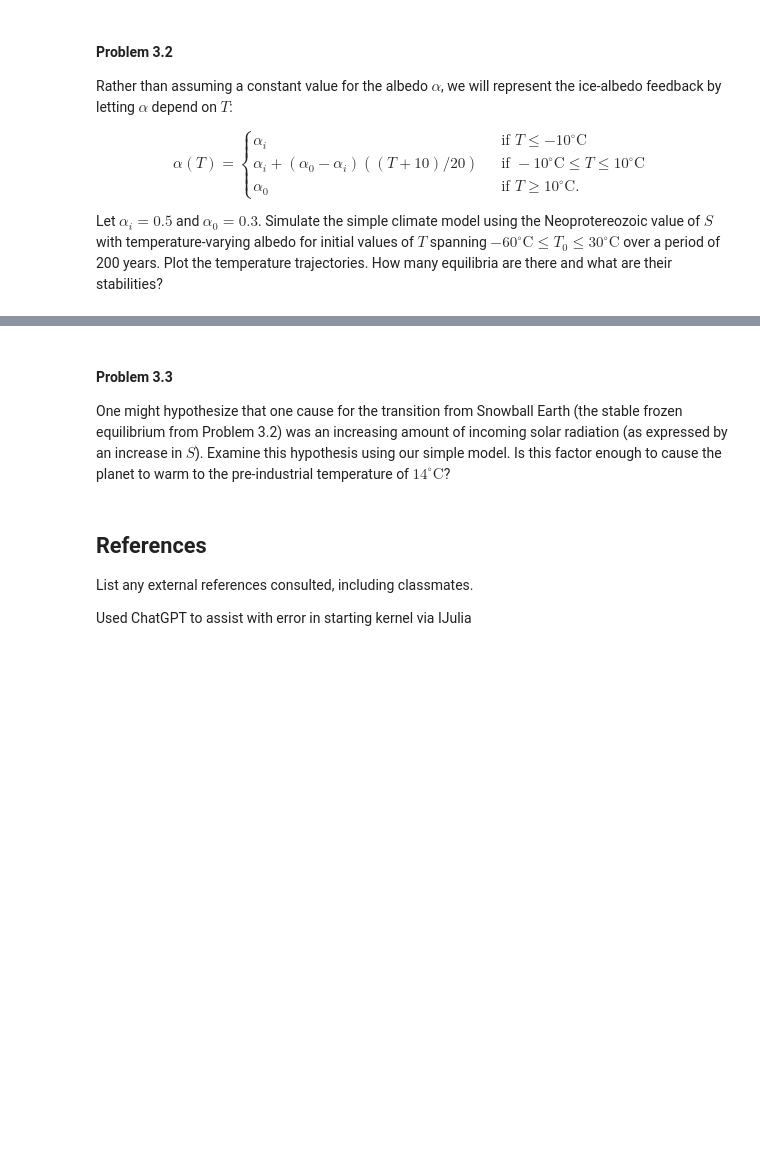
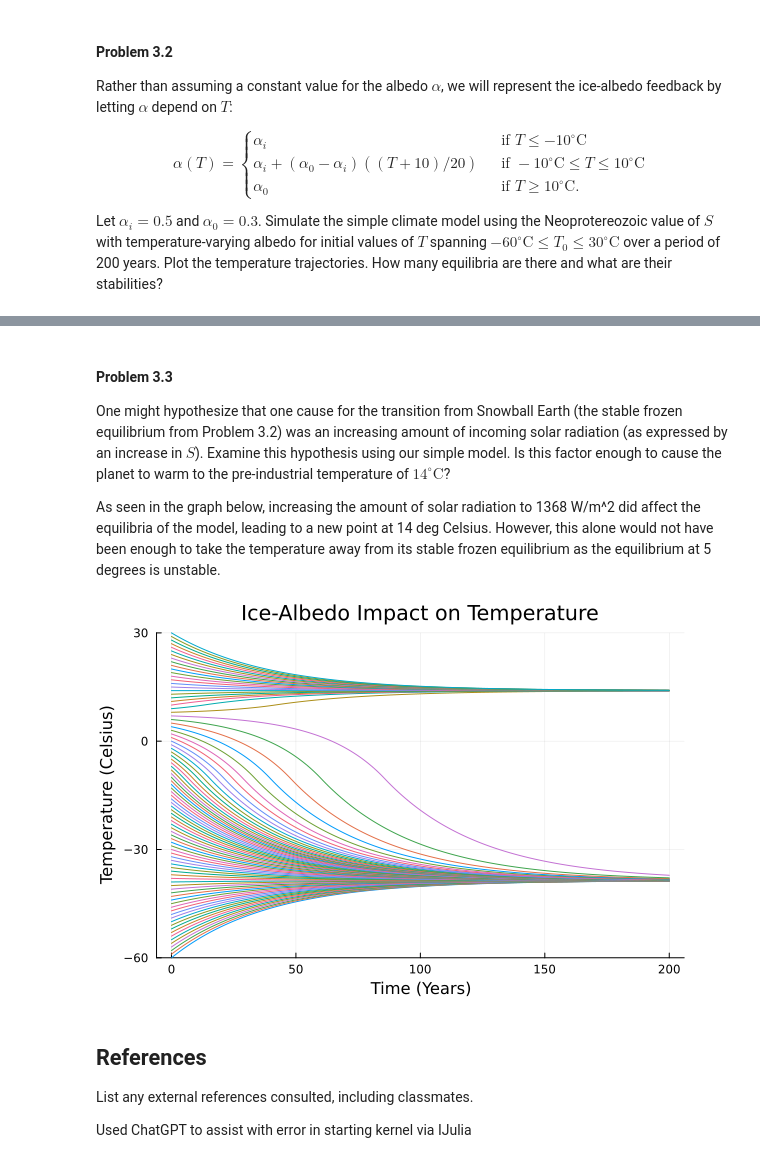
Before and after one commit to BEE4750-FA25/hw2-clairej, a Jupyter notebook: hw02.ipynb, the cells around one changed output, grey strips where cells are left out. Cells and saved outputs as stored; diff of their text form; code cells hidden in the pictures; blank space fills up the shorter version.

```diff
--- a/hw02.ipynb
+++ b/hw02.ipynb
@@ -258,6 +255,52 @@ amount of incoming solar radiation (as expressed by an increase in $S$).
 Examine this hypothesis using our simple model. Is this factor enough to
 cause the planet to warm to the pre-industrial temperature of
 $14^\circ\text{C}$?
+
+As seen in the graph below, increasing the amount of solar radiation to 1368 W/m^2 did affect the equilibria of the model, leading to a new point at 14 deg Celsius.  However, this alone would not have been enough to take the temperature away from its stable frozen equilibrium as the equilibrium at 5 degrees is unstable.
+# %%
+C = 51
+S = 1368
+A = 221.2
+B = -1.3
+n = 200
+Δt = 1.0
+
+init_temp = -60:1:30
+a₀ = 0.3
+ai = 0.5
+
+function airshed_simulate(T₀, C, ai, a₀,  S, A, B, n, Δt)
+    steps = Int(n / Δt)
+    T = zeros(steps + 1)
+    T[1] = T₀
+    for t = 1:steps
+        Ti=T[t]
+        if Ti <= -10
+            a= ai
+        elseif -10 <= Ti && Ti<= 10
+            a= ai + (a₀-ai) * ((Ti+10)/20)
+        else
+            a = a₀
+        end
+        T[t+1] = T[t] + Δt * box_simulate_timestep(T[t], C, a, S, A, B)
+    end
+    return T
+end
+
+distribution_temps = Matrix{Float64}(undef,length(init_temp),n+1)
+
+for (i,T₀) in enumerate(init_temp)
+    distribution_temps[i,:] .= airshed_simulate(T₀, C, ai, a₀, S, A, B, n, Δt)
+end
+
+plot(0:n,distribution_temps',
+    ylim=(-60,30),
+    legend=false,
+    xlabel="Time (Years)",
+    ylabel="Temperature (Celsius)",
+    title="Ice-Albedo Impact on Temperature")
+# %% [output]
+[figure, added]
 # %% [markdown]
 ## References
 
```
Also changed, not shown: parts of 1 cell of this notebook.
